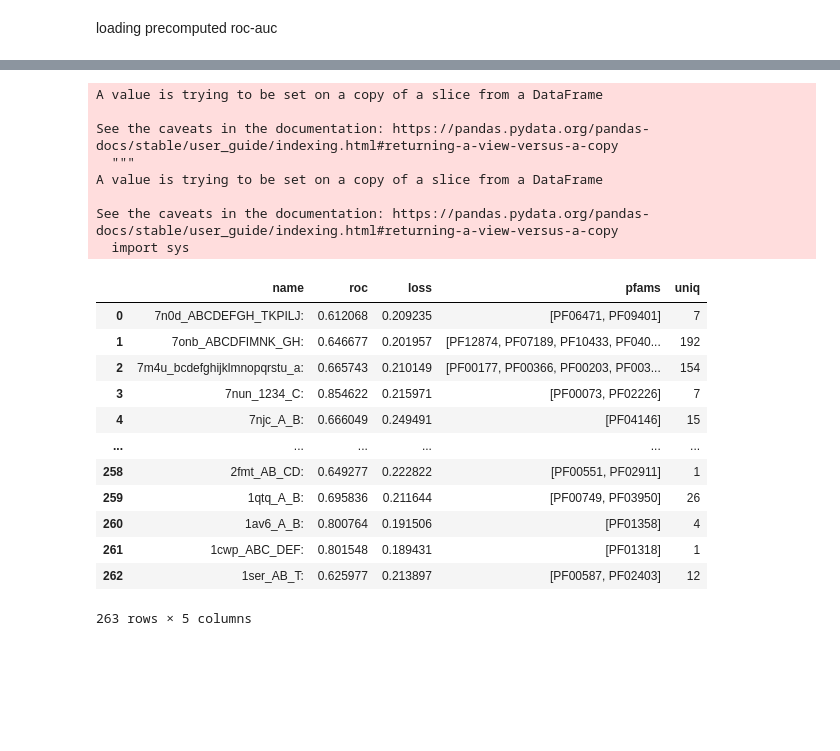
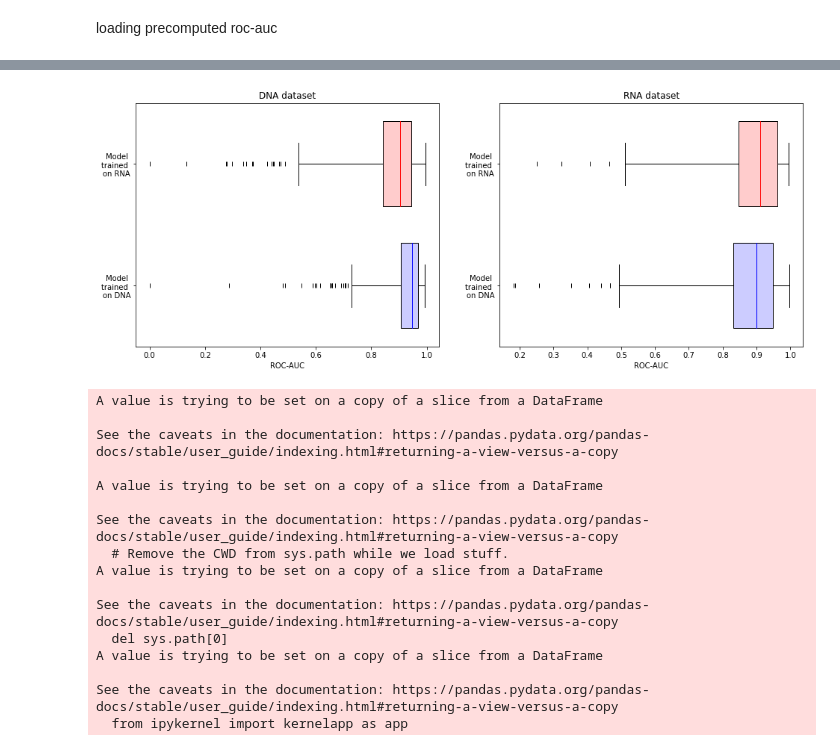
Before and after one commit to geraseva/masif_npi, a Jupyter notebook: Inference_analysis.ipynb, the cells around one changed output, grey strips where cells are left out. Saved outputs shown, nothing was run; the diff lists cells and outputs as text; code cells hidden in the pictures; blank space fills up the shorter version.

```diff
--- a/Inference_analysis.ipynb
+++ b/Inference_analysis.ipynb
@@ -15,3 +40,30 @@ plt.show()
+# %%
+plt.figure(figsize=(16,6))
+plt.subplot(121)
+plt.xlabel('ROC-AUC')
+plt.title('DNA dataset')
+box=plt.boxplot([inf_data_dna.roc,
+             inf_data_dna_cross.roc],
+            labels=['Model \ntrained \non DNA', 'Model \ntrained \non RNA' ],
+            whis=3, vert=0, widths=.7,patch_artist=True, flierprops=dict(marker='|'))
+box['medians'][0].set_color('blue')
+box['boxes'][0].set_facecolor('#CCCCFF')
+box['medians'][1].set_color('red')
+box['boxes'][1].set_facecolor('#FFCCCC')
+
+plt.subplot(122)
+plt.xlabel('ROC-AUC')
+plt.title('RNA dataset')
+box=plt.boxplot([inf_data_rna_cross.roc,
+             inf_data_rna.roc],
+            labels=['Model \ntrained \non DNA', 'Model \ntrained \non RNA' ],
+            whis=3, vert=0, widths=.7,patch_artist=True, flierprops=dict(marker='|'))
+box['medians'][0].set_color('blue')
+box['boxes'][0].set_facecolor('#CCCCFF')
+box['medians'][1].set_color('red')
+box['boxes'][1].set_facecolor('#FFCCCC')
+# %% [output]
+[figure, added]
 # %%
 import json
 import collections
@@ -31,31 +91,33 @@ pfam_len={x: len(list(set(pfam_info[x]))) for x in pfam_info.keys()}
 # %%
-inf_data['pfams']=np.full(inf_data.shape[0], None)
-inf_data['uniq']=np.full(inf_data.shape[0], max(pfam_len.values()))
+inf_data_dna['pfams']=np.full(inf_data_dna.shape[0], None)
+inf_data_dna['uniq']=np.full(inf_data_dna.shape[0], max(pfam_len_dna.values()))
 
-for i in inf_data.index:
-    inf_data.pfams[i]=polymer_info.get(inf_data.iloc[i]['name'][:4])
-    if len(inf_data.pfams[i])>0:
-        inf_data.uniq[i]=max([pfam_len[x] for x in inf_data.pfams[i]])
-inf_data
+inf_data_rna['pfams']=np.full(inf_data_rna.shape[0], None)
+inf_data_rna['uniq']=np.full(inf_data_rna.shape[0], max(pfam_len_rna.values()))
+
+for i in inf_data_dna.index:
+    inf_data_dna.pfams[i]=polymer_info_dna.get(inf_data_dna.loc[i]['name'][:4])
+    if len(inf_data_dna.pfams[i])>0:
+        inf_data_dna.uniq[i]=max([pfam_len_dna[x] for x in inf_data_dna.pfams[i]])
+
+for i in inf_data_rna.index:
+    inf_data_rna.pfams[i]=polymer_info_rna.get(inf_data_rna.loc[i]['name'][:4])
+    if len(inf_data_rna.pfams[i])>0:
+        inf_data_rna.uniq[i]=max([pfam_len_rna[x] for x in inf_data_rna.pfams[i]])
 # %% [output]
 A value is trying to be set on a copy of a slice from a DataFrame
 
 See the caveats in the documentation: https://pandas.pydata.org/pandas-docs/stable/user_guide/indexing.html#returning-a-view-versus-a-copy
-  """
+
 A value is trying to be set on a copy of a slice from a DataFrame
 
 See the caveats in the documentation: https://pandas.pydata.org/pandas-docs/stable/user_guide/indexing.html#returning-a-view-versus-a-copy
-  import sys
+  # Remove the CWD from sys.path while we load stuff.
+A value is trying to be set on a copy of a slice from a DataFrame
+
+See the caveats in the documentation: https://pandas.pydata.org/pandas-docs/stable/user_guide/indexing.html#returning-a-view-versus-a-copy
+  del sys.path[0]
+A value is trying to be set on a copy of a slice from a DataFrame
+
+See the caveats in the documentation: https://pandas.pydata.org/pandas-docs/stable/user_guide/indexing.html#returning-a-view-versus-a-copy
+  from ipykernel import kernelapp as app
-|  | name | roc | loss | pfams | uniq |
-| 0 | 7n0d_ABCDEFGH_TKPILJ: | 0.612068 | 0.209235 | [PF06471, PF09401] | 7 |
-| 1 | 7onb_ABCDFIMNK_GH: | 0.646677 | 0.201957 | [PF12874, PF07189, PF10433, PF040... | 192 |
-| 2 | 7m4u_bcdefghijklmnopqrstu_a: | 0.665743 | 0.210149 | [PF00177, PF00366, PF00203, PF003... | 154 |
-| 3 | 7nun_1234_C: | 0.854622 | 0.215971 | [PF00073, PF02226] | 7 |
-| 4 | 7njc_A_B: | 0.666049 | 0.249491 | [PF04146] | 15 |
-| ... | ... | ... | ... | ... | ... |
-| 258 | 2fmt_AB_CD: | 0.649277 | 0.222822 | [PF00551, PF02911] | 1 |
-| 259 | 1qtq_A_B: | 0.695836 | 0.211644 | [PF00749, PF03950] | 26 |
-| 260 | 1av6_A_B: | 0.800764 | 0.191506 | [PF01358] | 4 |
-| 261 | 1cwp_ABC_DEF: | 0.801548 | 0.189431 | [PF01318] | 1 |
-| 262 | 1ser_AB_T: | 0.625977 | 0.213897 | [PF00587, PF02403] | 12 |
-263 rows × 5 columns
```
Also changed, not shown: parts of 27 cells of this notebook, 6 other files.
